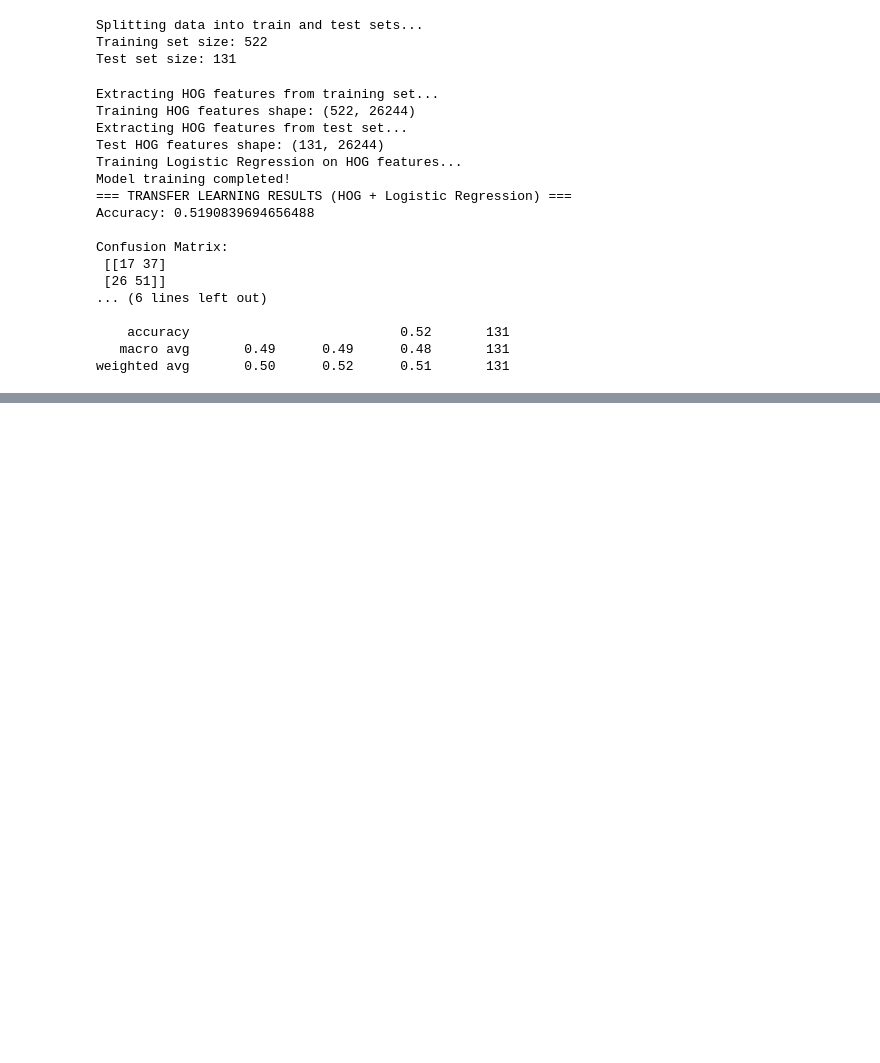
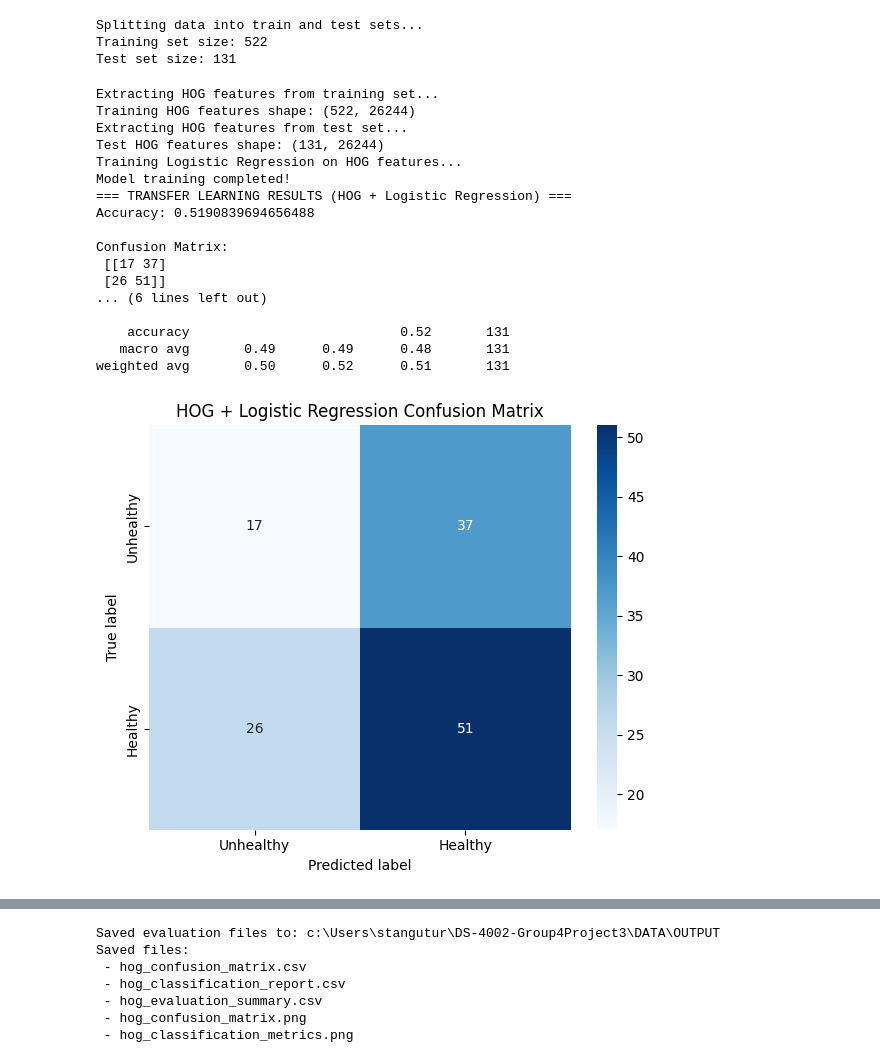
Before and after one commit to shreeja-tangutur/DS-4002-Group4Project3, a Jupyter notebook: SCRIPTS/HOG_LR_Apporach.ipynb, the cells around one changed output, grey strips where cells are left out. Saved outputs shown, nothing was run; the diff lists cells and outputs as text; code cells hidden in the pictures; blank space fills up the shorter version.

Commit message:
added visualiztions to the output

```diff
--- a/SCRIPTS/HOG_LR_Apporach.ipynb
+++ b/SCRIPTS/HOG_LR_Apporach.ipynb
@@ -113,33 +117,82 @@ print(f"Training HOG features shape: {X_train_hog.shape}")
 
 print("Extracting HOG features from test set...")
 X_test_hog = extract_hog_features(X_test)
 print(f"Test HOG features shape: {X_test_hog.shape}")
 
 print("Training Logistic Regression on HOG features...")
 clf = LogisticRegression(max_iter=2000)
 clf.fit(X_train_hog, y_train)
 print("Model training completed!")
 
 y_pred = clf.predict(X_test_hog)
+
+accuracy = accuracy_score(y_test, y_pred)
+cm = confusion_matrix(y_test, y_pred)
+report_dict = classification_report(y_test, y_pred, target_names=["Unhealthy", "Healthy"], output_dict=True)
+report_df = pd.DataFrame(report_dict).transpose()
+
 print("=== TRANSFER LEARNING RESULTS (HOG + Logistic Regression) ===")
-print("Accuracy:", accuracy_score(y_test, y_pred))
-print("\nConfusion Matrix:\n", confusion_matrix(y_test, y_pred))
-print("\nClassification Report:\n", classification_report(y_test, y_pred))
+print("Accuracy:", accuracy)
+print("\nConfusion Matrix:\n", cm)
+print("\nClassification Report:\n", classification_report(y_test, y_pred, target_names=["Unhealthy", "Healthy"]))
+
+# Save all evaluation tables and visualizations to OUTPUT
+repo_root = os.path.abspath(os.path.join(train_dir, os.pardir, os.pardir, os.pardir))
+output_dir = os.path.join(repo_root, "OUTPUT")
+os.makedirs(output_dir, exist_ok=True)
+
+class_names = ["Unhealthy", "Healthy"]
+cm_df = pd.DataFrame(cm, index=class_names, columns=class_names)
+summary_df = pd.DataFrame({
+    "accuracy": [accuracy],
+    "test_samples": [int(y_test.shape[0])]
+})
+
+cm_df.to_csv(os.path.join(output_dir, "hog_confusion_matrix.csv"), index=True)
+report_df.to_csv(os.path.join(output_dir, "hog_classification_report.csv"), index=True)
+summary_df.to_csv(os.path.join(output_dir, "hog_evaluation_summary.csv"), index=False)
+
+# Confusion matrix heatmap
+fig, ax = plt.subplots(figsize=(6, 5))
+sns.heatmap(cm_df, annot=True, fmt="d", cmap="Blues", ax=ax)
+ax.set_title("HOG + Logistic Regression Confusion Matrix")
+ax.set_xlabel("Predicted label")
+ax.set_ylabel("True label")
+plt.tight_layout()
+plt.savefig(os.path.join(output_dir, "hog_confusion_matrix.png"))
+plt.show()
+
+# Classification metrics bar chart
+metrics_df = report_df.loc[class_names, ["precision", "recall", "f1-score"]]
+fig, ax = plt.subplots(figsize=(8, 5))
+metrics_df.plot(kind="bar", ax=ax)
+ax.set_title("HOG + Logistic Regression Classification Metrics")
+ax.set_ylabel("Score")
+ax.set_ylim(0, 1.05)
+ax.set_xticklabels(class_names, rotation=0)
+ax.legend(title="Metric")
+plt.tight_layout()
+plt.savefig(os.path.join(output_dir, "hog_classification_metrics.png"))
+plt.show()
+
+print(f"Saved evaluation files to: {output_dir}")
+print("Saved files:\n - hog_confusion_matrix.csv\n - hog_classification_report.csv\n - hog_evaluation_summary.csv\n - hog_confusion_matrix.png\n - hog_classification_metrics.png")
 # %% [output]
 Extracting HOG features from training set...
 Training HOG features shape: (522, 26244)
 Extracting HOG features from test set...
 Test HOG features shape: (131, 26244)
 Training Logistic Regression on HOG features...
 Model training completed!
 === TRANSFER LEARNING RESULTS (HOG + Logistic Regression) ===
 Accuracy: 0.5190839694656488
 
 Confusion Matrix:
  [[17 37]
  [26 51]]
 ... (6 lines left out)
 
     accuracy                           0.52       131
    macro avg       0.49      0.49      0.48       131
 weighted avg       0.50      0.52      0.51       131
+[figure, added]
@@ -145,0 +200,7 @@ weighted avg       0.50      0.52      0.51       131
+Saved evaluation files to: c:\Users\stangutur\DS-4002-Group4Project3\DATA\OUTPUT
+Saved files:
+ - hog_confusion_matrix.csv
+ - hog_classification_report.csv
+ - hog_evaluation_summary.csv
+ - hog_confusion_matrix.png
+ - hog_classification_metrics.png
```
Also changed, not shown: parts of 2 cells of this notebook, 5 other files.
